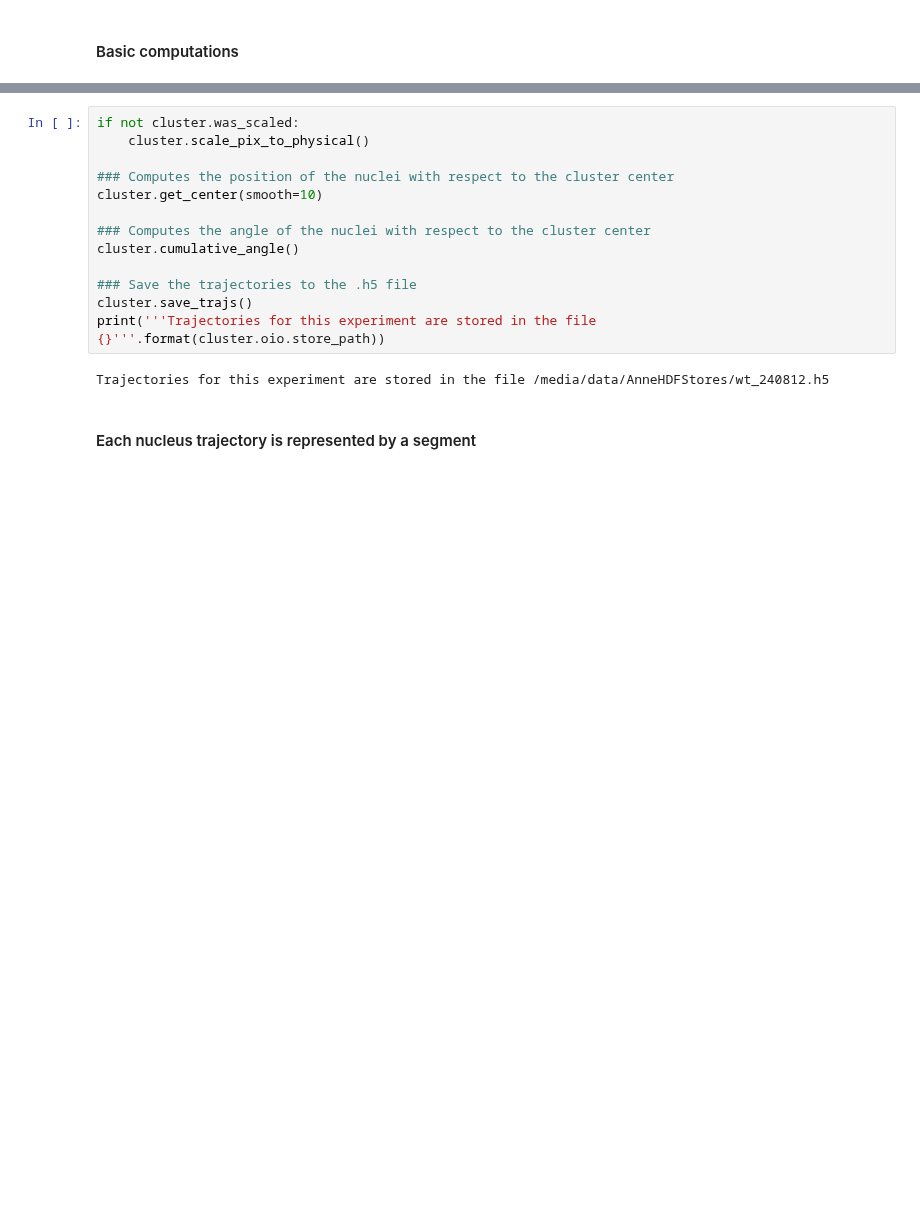
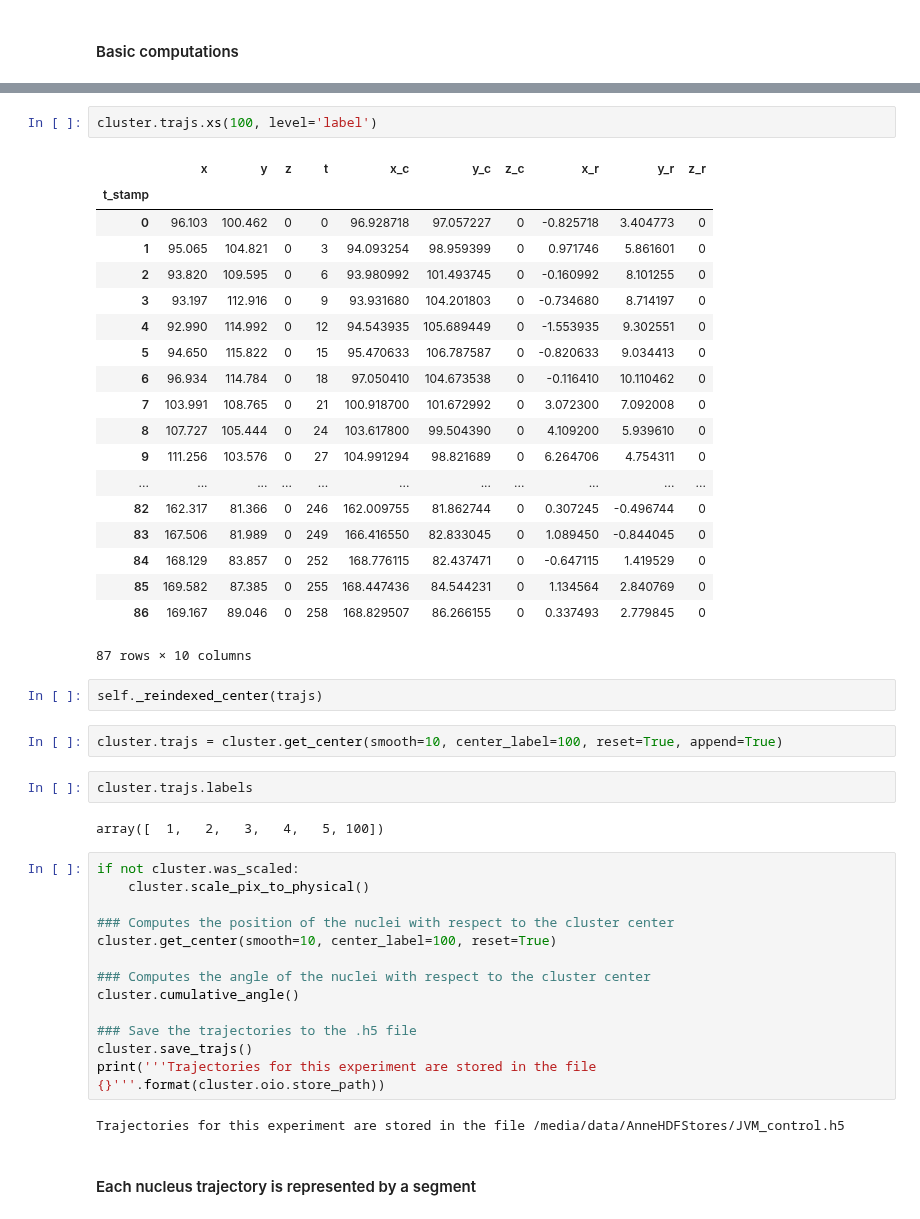
Before and after one commit to glyg/notebooks, a Jupyter notebook: cell-tracker/Analysis.ipynb, the cells around one changed output, grey strips where cells are left out. Drawn from its saved outputs; the diff is of its cells as text; blank space fills up the shorter version.

```diff
--- a/cell-tracker/Analysis.ipynb
+++ b/cell-tracker/Analysis.ipynb
@@ -54,9 +57,39 @@ cluster.trajs.head()
+# %%
+cluster.trajs.xs(100, level='label')
+# %% [output]
+|  | x | y | z | t | x_c | y_c | z_c | x_r | y_r | z_r |
+| t_stamp |  |  |  |  |  |  |  |  |  |  |
+| 0 | 96.103 | 100.462 | 0 | 0 | 96.928718 | 97.057227 | 0 | -0.825718 | 3.404773 | 0 |
+| 1 | 95.065 | 104.821 | 0 | 3 | 94.093254 | 98.959399 | 0 | 0.971746 | 5.861601 | 0 |
+| 2 | 93.820 | 109.595 | 0 | 6 | 93.980992 | 101.493745 | 0 | -0.160992 | 8.101255 | 0 |
+| 3 | 93.197 | 112.916 | 0 | 9 | 93.931680 | 104.201803 | 0 | -0.734680 | 8.714197 | 0 |
+| 4 | 92.990 | 114.992 | 0 | 12 | 94.543935 | 105.689449 | 0 | -1.553935 | 9.302551 | 0 |
+| 5 | 94.650 | 115.822 | 0 | 15 | 95.470633 | 106.787587 | 0 | -0.820633 | 9.034413 | 0 |
+| 6 | 96.934 | 114.784 | 0 | 18 | 97.050410 | 104.673538 | 0 | -0.116410 | 10.110462 | 0 |
+| 7 | 103.991 | 108.765 | 0 | 21 | 100.918700 | 101.672992 | 0 | 3.072300 | 7.092008 | 0 |
+| 8 | 107.727 | 105.444 | 0 | 24 | 103.617800 | 99.504390 | 0 | 4.109200 | 5.939610 | 0 |
+| 9 | 111.256 | 103.576 | 0 | 27 | 104.991294 | 98.821689 | 0 | 6.264706 | 4.754311 | 0 |
+| ... | ... | ... | ... | ... | ... | ... | ... | ... | ... | ... |
+| 82 | 162.317 | 81.366 | 0 | 246 | 162.009755 | 81.862744 | 0 | 0.307245 | -0.496744 | 0 |
+| 83 | 167.506 | 81.989 | 0 | 249 | 166.416550 | 82.833045 | 0 | 1.089450 | -0.844045 | 0 |
+| 84 | 168.129 | 83.857 | 0 | 252 | 168.776115 | 82.437471 | 0 | -0.647115 | 1.419529 | 0 |
+| 85 | 169.582 | 87.385 | 0 | 255 | 168.447436 | 84.544231 | 0 | 1.134564 | 2.840769 | 0 |
+| 86 | 169.167 | 89.046 | 0 | 258 | 168.829507 | 86.266155 | 0 | 0.337493 | 2.779845 | 0 |
+87 rows × 10 columns
+# %%
+self._reindexed_center(trajs)
+# %%
+cluster.trajs = cluster.get_center(smooth=10, center_label=100, reset=True, append=True)
+# %%
+cluster.trajs.labels
+# %% [output]
+array([  1,   2,   3,   4,   5, 100])
 # %%
 if not cluster.was_scaled:
     cluster.scale_pix_to_physical()
 
 ### Computes the position of the nuclei with respect to the cluster center
-cluster.get_center(smooth=10)
+cluster.get_center(smooth=10, center_label=100, reset=True)
 
 ### Computes the angle of the nuclei with respect to the cluster center
 cluster.cumulative_angle()
@@ -65,7 +98,7 @@ cluster.cumulative_angle()
 cluster.save_trajs()
 print('''Trajectories for this experiment are stored in the file {}'''.format(cluster.oio.store_path))
 # %% [output]
-Trajectories for this experiment are stored in the file /media/data/AnneHDFStores/wt_240812.h5
+Trajectories for this experiment are stored in the file /media/data/AnneHDFStores/JVM_control.h5
 # %% [markdown]
 #### Each nucleus trajectory is represented by a segment
 # %%
```
Also changed, not shown: parts of 12 cells of this notebook, 2 other files.
